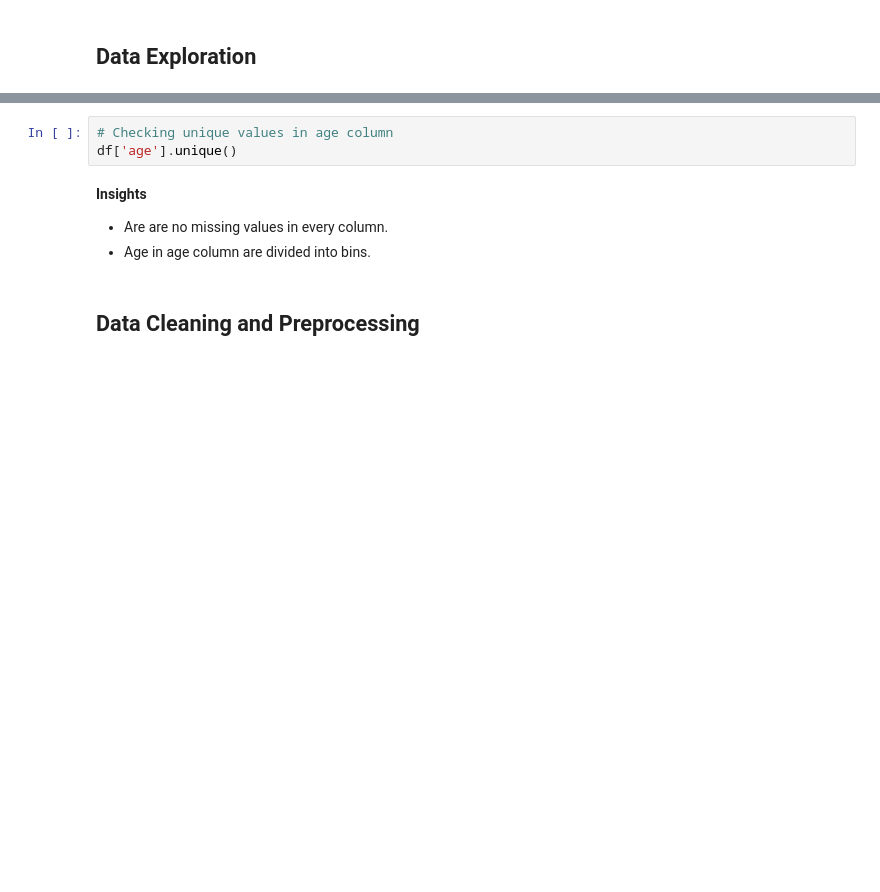
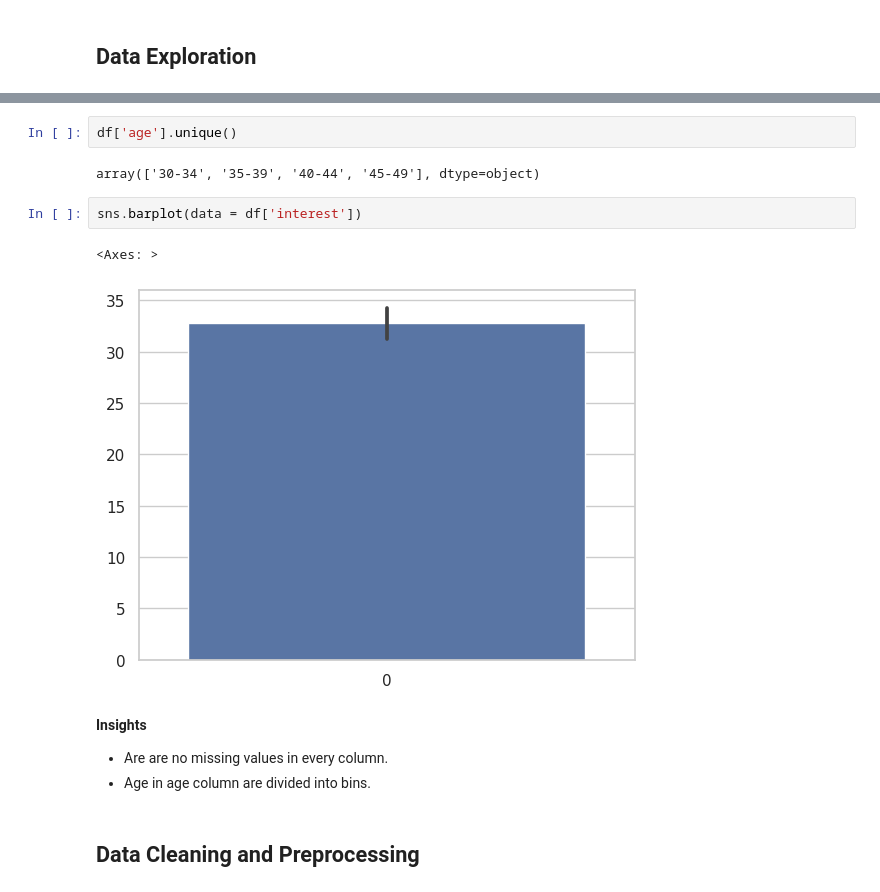
Before and after one commit to haitranduc4270/Sales-Conversion-Optimization-Project, a Jupyter notebook: notebooks/data_exploration.ipynb, the cells around one changed output, grey strips where cells are left out. Saved outputs shown, nothing was run; the diff lists cells and outputs as text; blank space fills up the shorter version.

```diff
--- a/notebooks/data_exploration.ipynb
+++ b/notebooks/data_exploration.ipynb
@@ -58,6 +138,12 @@ df['gender'].unique()
-# %%
-# Checking unique values in age column
-df['age'].unique()
+# %%
+df['age'].unique()
+# %% [output]
+array(['30-34', '35-39', '40-44', '45-49'], dtype=object)
+# %%
+sns.barplot(data = df['interest'])
+# %% [output]
+<Axes: >
+[figure, added]
 # %% [markdown]
 **Insights**
 - Are are no missing values in every column.
```
Also changed, not shown: parts of 28 cells of this notebook.
